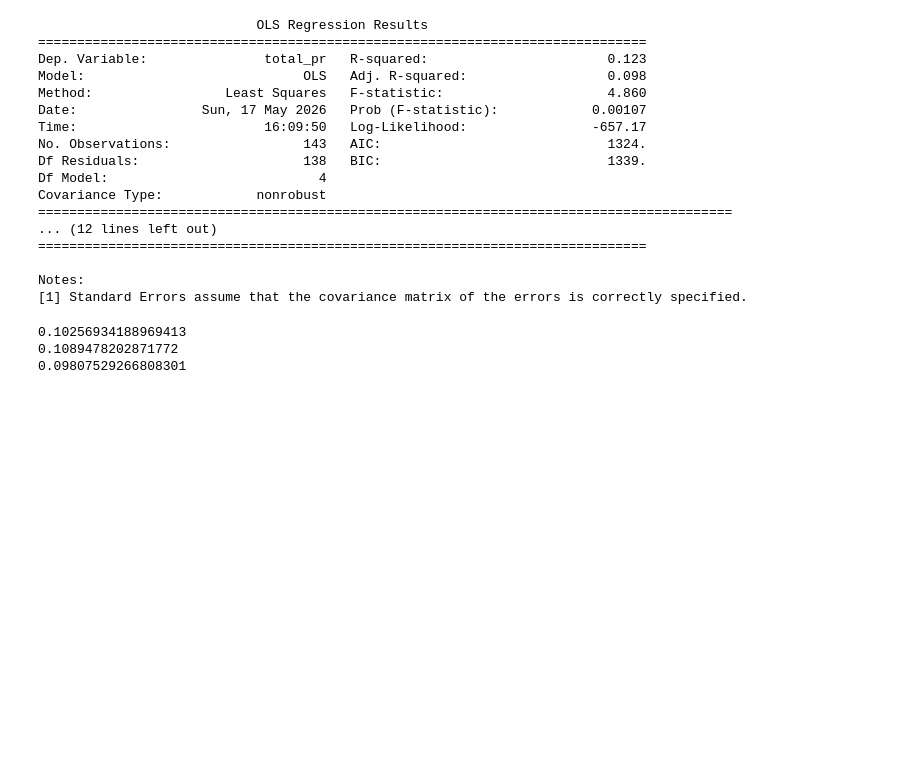
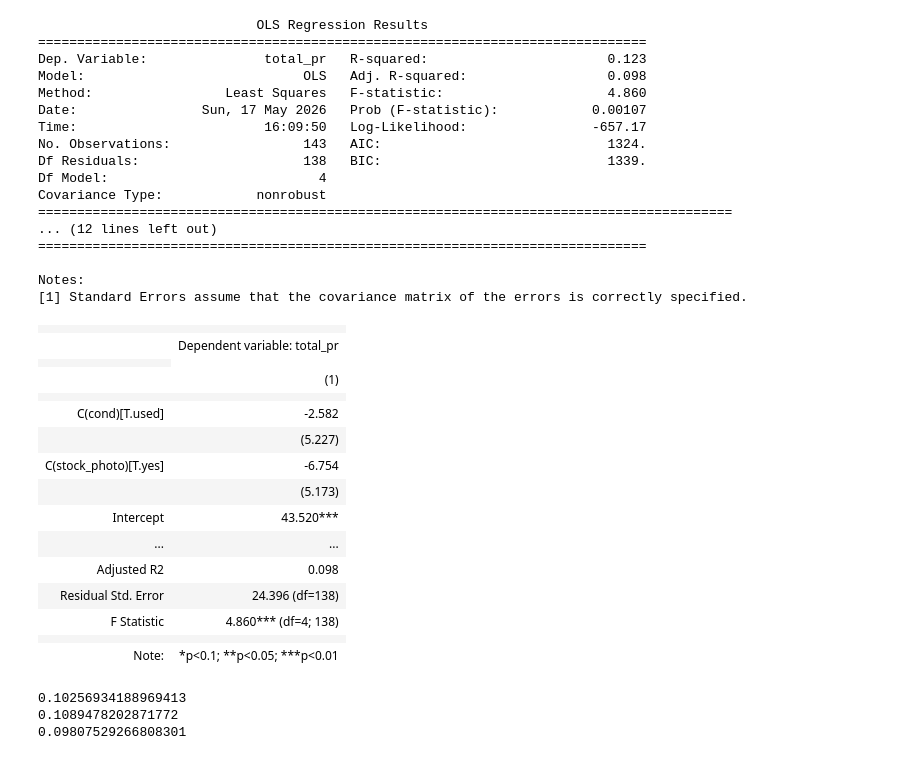
Before and after one commit to OliverC-ops/Final-python-code, a Jupyter notebook: Python_assignment_code_Oliver_C.ipynb, the cells around one changed output. Cells and saved outputs as stored; diff of their text form; code cells hidden in the pictures; blank space fills up the shorter version.

```diff
--- a/Python_assignment_code_Oliver_C.ipynb
+++ b/Python_assignment_code_Oliver_C.ipynb
@@ -224,6 +266,31 @@ Covariance Type:            nonrobust
 
 Notes:
 [1] Standard Errors assume that the covariance matrix of the errors is correctly specified.
+# %%
+model2 = smf.ols(
+    'total_pr ~ C(cond) + C(stock_photo) + duration + wheels',
+    data=mk
+).fit()
+# %%
+table=Stargazer([model2])
+table
+# %% [output]
+|  |  |
+|  | Dependent variable: total_pr |
+|  |
+|  | (1) |
+|  |  |
+| C(cond)[T.used] | -2.582 |
+|  | (5.227) |
+| C(stock_photo)[T.yes] | -6.754 |
+|  | (5.173) |
+| Intercept | 43.520*** |
+| ... | ... |
+| Adjusted R2 | 0.098 |
+| Residual Std. Error | 24.396 (df=138) |
+| F Statistic | 4.860*** (df=4; 138) |
+|  |  |
+| Note: | *p<0.1; **p<0.05; ***p<0.01 |
 # %%
 m1 = smf.ols('total_pr ~ wheels', data=mk).fit()
 m2 = smf.ols('total_pr ~ wheels + C(stock_photo)', data=mk).fit()
```
Also changed, not shown: parts of 7 cells of this notebook.
